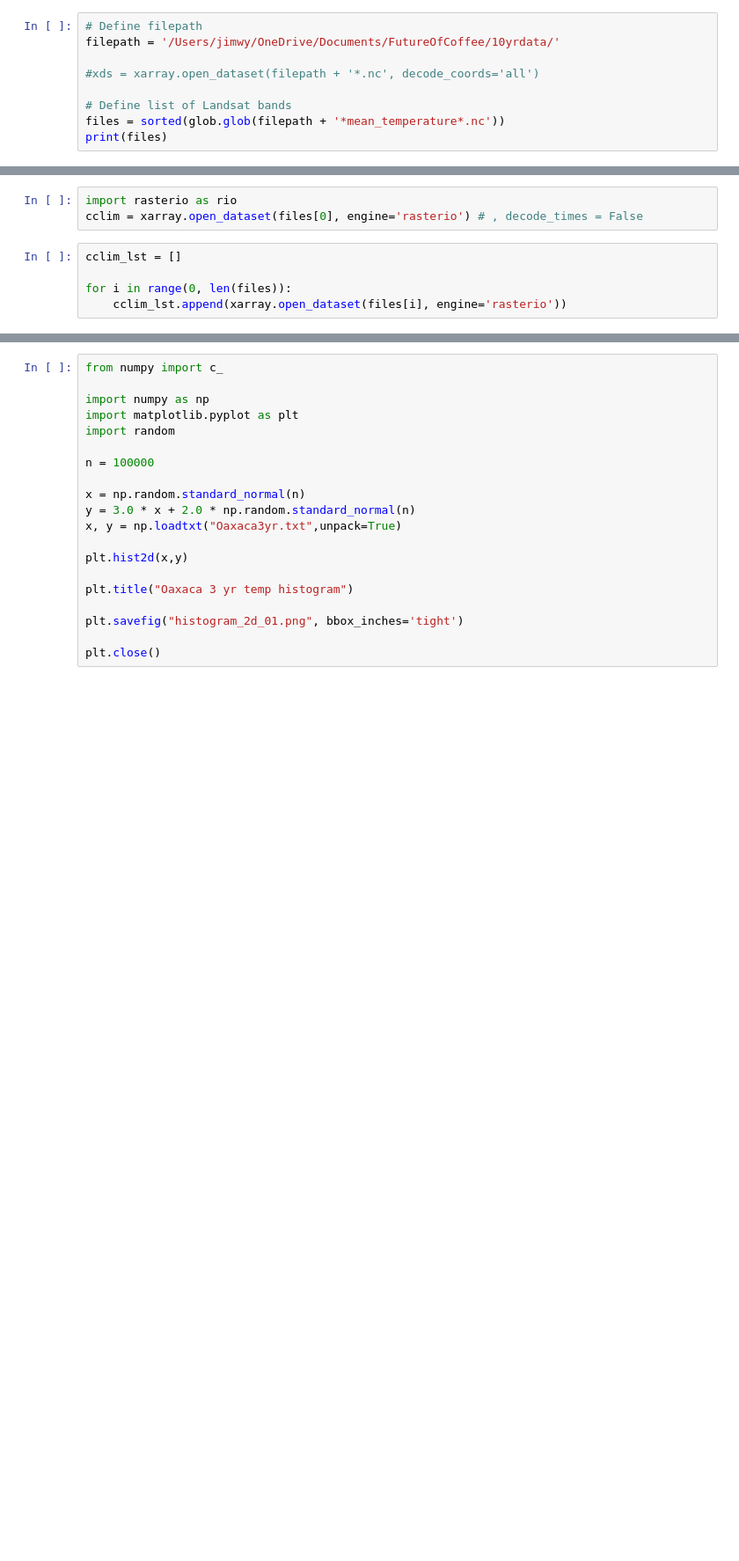
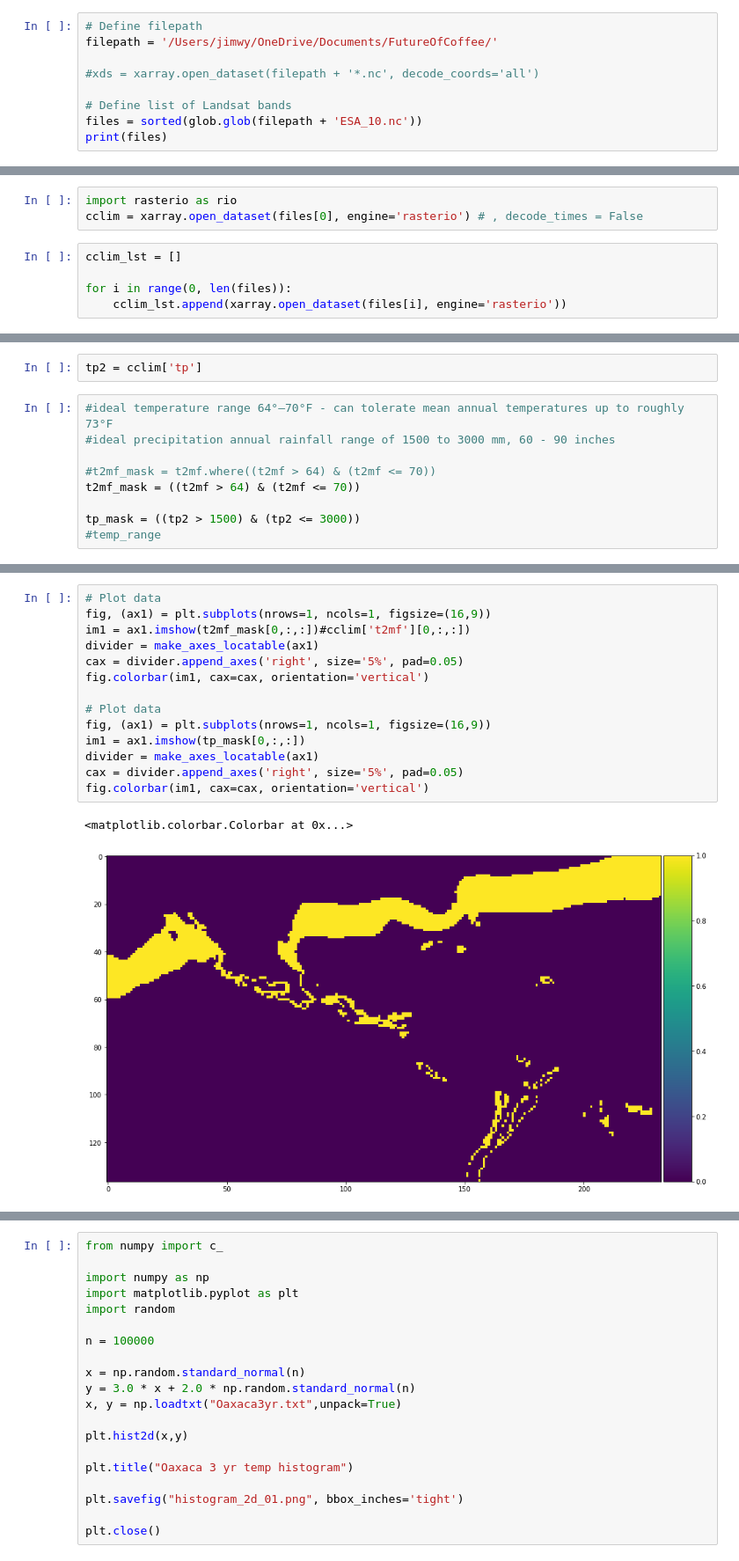
Before and after one commit to jwynneuo/FutureOfCoffee, a Jupyter notebook: Coffeeproj.ipynb, the cells around one changed output, grey strips where cells are left out. Shown at 88% size. Drawn from its saved outputs; the diff is of its cells as text; blank space fills up the shorter version.

```diff
--- a/Coffeeproj.ipynb
+++ b/Coffeeproj.ipynb
@@ -13,11 +13,11 @@ import xarray
 import pandas as pd
 # %%
 # Define filepath
-filepath = '/Users/jimwy/OneDrive/Documents/FutureOfCoffee/10yrdata/'
+filepath = '/Users/jimwy/OneDrive/Documents/FutureOfCoffee/'
 
 #xds = xarray.open_dataset(filepath + '*.nc', decode_coords='all')
 
 # Define list of Landsat bands
-files = sorted(glob.glob(filepath + '*mean_temperature*.nc'))
+files = sorted(glob.glob(filepath + 'ESA_10.nc'))
 print(files)
 # %% [output]
@@ -50,0 +114,11 @@ t2mf
+# %%
+tp2 = cclim['tp']
+# %%
+#ideal temperature range 64°–70°F - can tolerate mean annual temperatures up to roughly 73°F
+#ideal precipitation annual rainfall range of 1500 to 3000 mm, 60 - 90 inches
+
+#t2mf_mask = t2mf.where((t2mf > 64) & (t2mf <= 70))
+t2mf_mask = ((t2mf > 64) & (t2mf <= 70))
+
+tp_mask = ((tp2 > 1500) & (tp2 <= 3000))
+#temp_range
@@ -50,0 +145,17 @@ t2mf
+# %%
+# Plot data
+fig, (ax1) = plt.subplots(nrows=1, ncols=1, figsize=(16,9))
+im1 = ax1.imshow(t2mf_mask[0,:,:])#cclim['t2mf'][0,:,:])
+divider = make_axes_locatable(ax1)
+cax = divider.append_axes('right', size='5%', pad=0.05)
+fig.colorbar(im1, cax=cax, orientation='vertical')
+
+# Plot data
+fig, (ax1) = plt.subplots(nrows=1, ncols=1, figsize=(16,9))
+im1 = ax1.imshow(tp_mask[0,:,:])
+divider = make_axes_locatable(ax1)
+cax = divider.append_axes('right', size='5%', pad=0.05)
+fig.colorbar(im1, cax=cax, orientation='vertical')
+# %% [output]
+<matplotlib.colorbar.Colorbar at 0x...>
+[figure, added]
```
Also changed, not shown: parts of 20 cells of this notebook.
